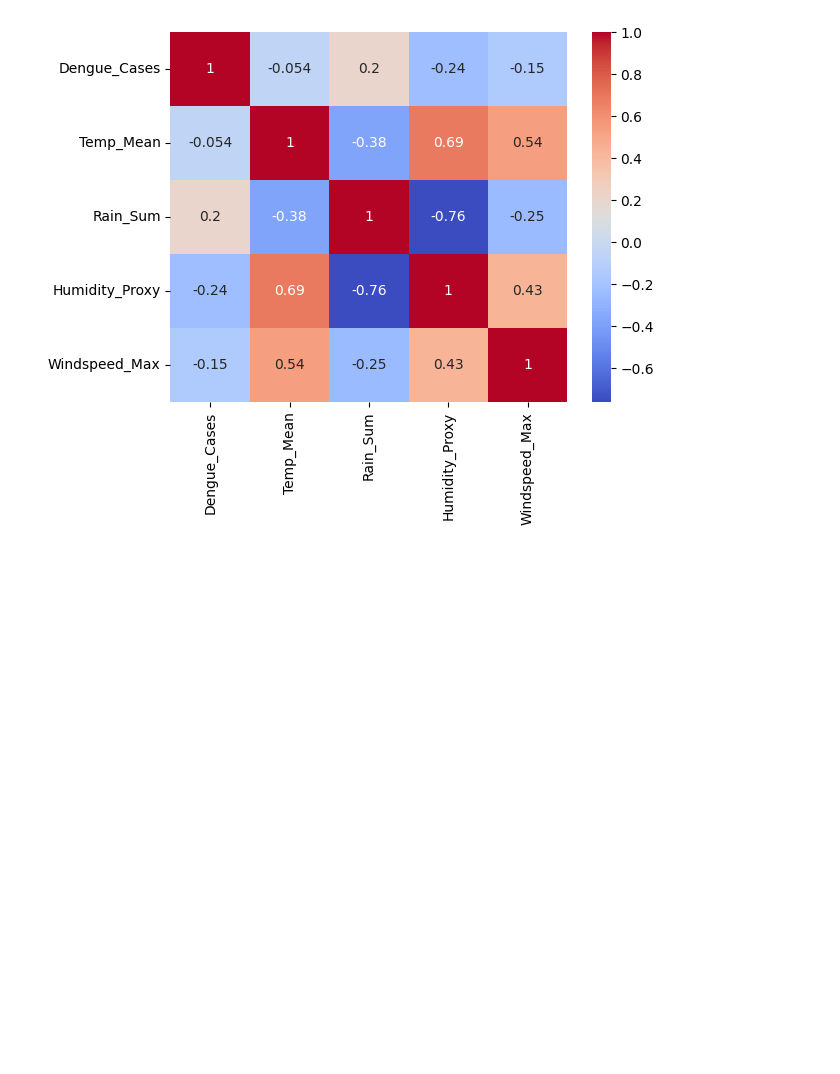
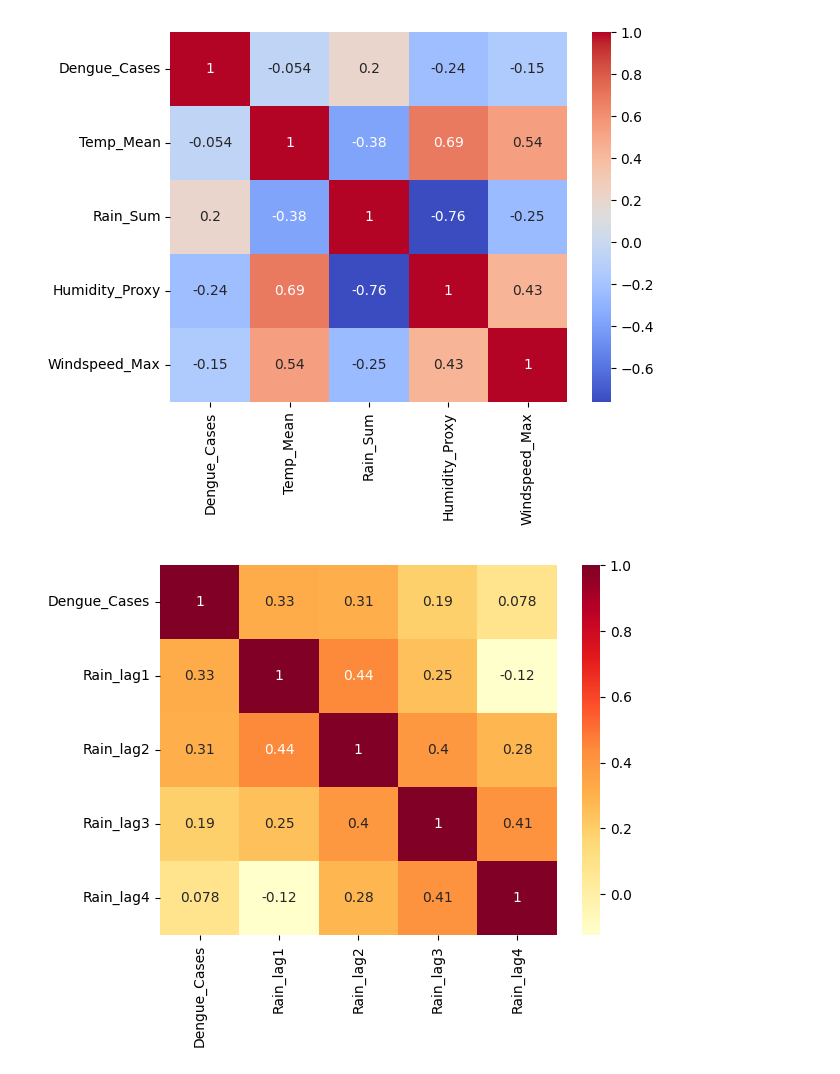
Before and after one commit to Nihindu2002/dengue-outbreak-prediction, a Jupyter notebook: notebooks/01_eda.ipynb, the cells around one changed output. Drawn from its saved outputs; the diff is of its cells as text; code cells hidden in the pictures; blank space fills up the shorter version.

```diff
--- a/notebooks/01_eda.ipynb
+++ b/notebooks/01_eda.ipynb
@@ -48,3 +48,14 @@ plt.savefig('../outputs/correlation-heatmap.png')
 plt.show()
 # %% [output]
 [figure]
+# %%
+df_sorted =df.sort_values('Date')
+for lag in [1,2,3,4]:
+    df_sorted[f'Rain_lag{lag}'] = df_sorted.groupby('District')['Rain_Sum'].shift(lag)
+
+lag_cols = ['Dengue_Cases'] + [f'Rain_lag{i}' for i in range(1,5)]
+sns.heatmap(df_sorted[lag_cols].corr(),annot=True, cmap = 'YlOrRd')
+plt.savefig('../outputs/lag-correlation.png')
+plt.show()
+# %% [output]
+[figure, added]
```
Also changed, not shown: 2 other files.
